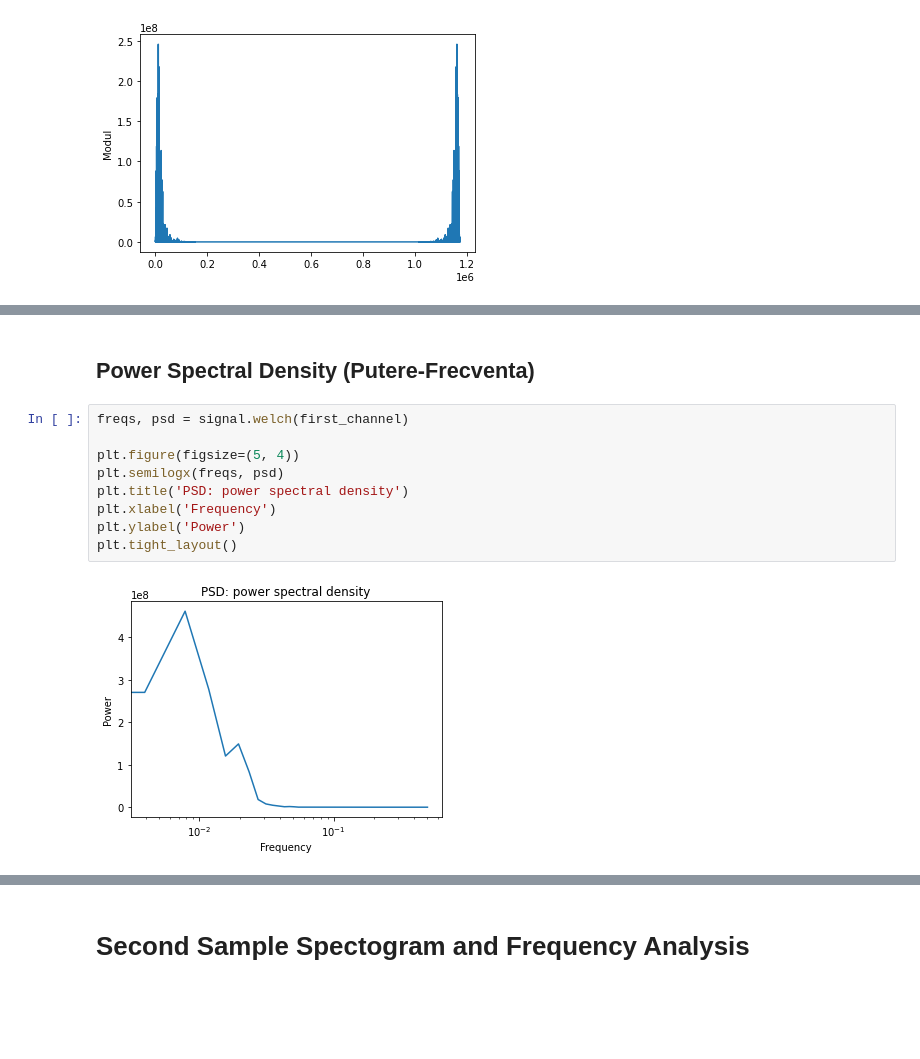
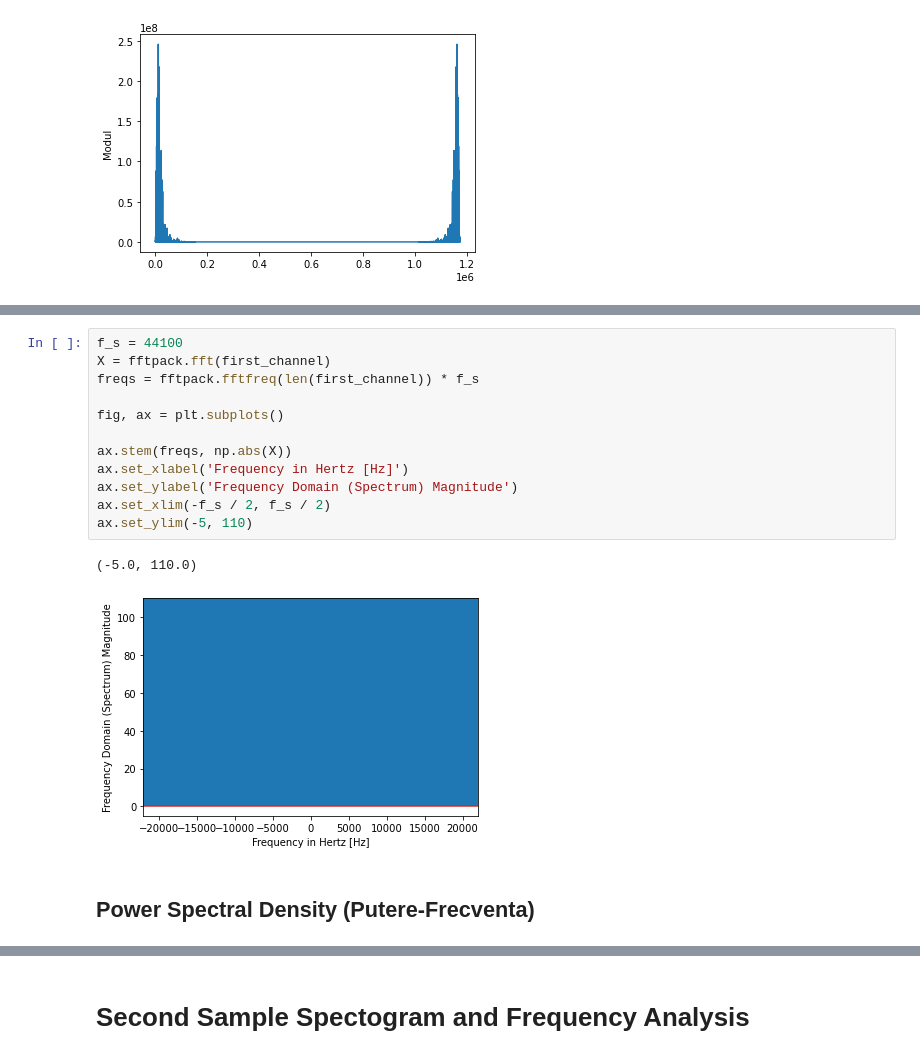
Before and after one commit to the-sergiu/WAVFileSpectrogramVizualizer, a Jupyter notebook: utils/Testing.ipynb, the cells around one changed output, grey strips where cells are left out. Saved outputs shown, nothing was run; the diff lists cells and outputs as text; blank space fills up the shorter version.

```diff
--- a/utils/Testing.ipynb
+++ b/utils/Testing.ipynb
@@ -132,13 +133,17 @@ plt.show()
+# %%
+f_s = 44100
+X = fftpack.fft(first_channel)
+freqs = fftpack.fftfreq(len(first_channel)) * f_s
+
+fig, ax = plt.subplots()
+
+ax.stem(freqs, np.abs(X))
+ax.set_xlabel('Frequency in Hertz [Hz]')
+ax.set_ylabel('Frequency Domain (Spectrum) Magnitude')
+ax.set_xlim(-f_s / 2, f_s / 2)
+ax.set_ylim(-5, 110)
+# %% [output]
+(-5.0, 110.0)
+[figure, added]
 # %% [markdown]
 ## Power Spectral Density (Putere-Frecventa)
-# %%
-freqs, psd = signal.welch(first_channel)
-
-plt.figure(figsize=(5, 4))
-plt.semilogx(freqs, psd)
-plt.title('PSD: power spectral density')
-plt.xlabel('Frequency')
-plt.ylabel('Power')
-plt.tight_layout()
-# %% [output]
-[figure, removed]
```
Also changed, not shown: parts of 3 cells of this notebook, 3 other files.
